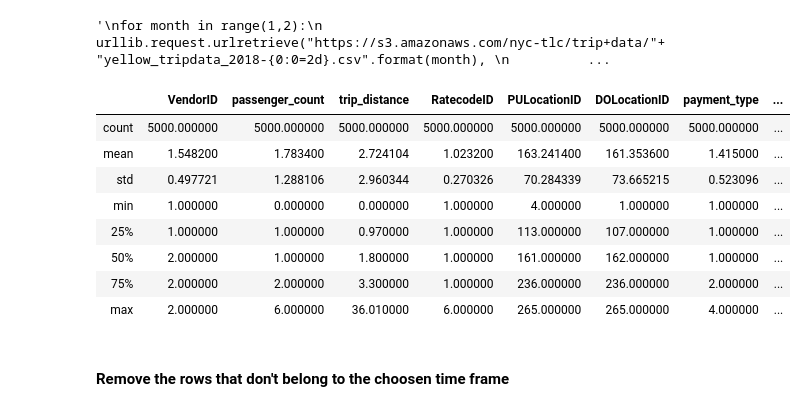
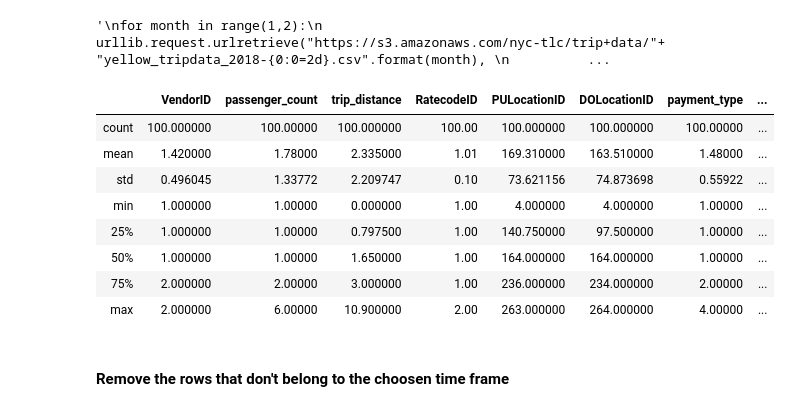
Before and after one commit to A5-015/nyc-taxi-data, a Jupyter notebook: nyc-taxi-data-analysis.ipynb, the cells around one changed output. Saved outputs shown, nothing was run; the diff lists cells and outputs as text; code cells hidden in the pictures.

```diff
--- a/nyc-taxi-data-analysis.ipynb
+++ b/nyc-taxi-data-analysis.ipynb
@@ -35,20 +49,20 @@ for month in range(1,2):
 # %% [output]
 '\nfor month in range(1,2):\n    urllib.request.urlretrieve("https://s3.amazonaws.com/nyc-tlc/trip+data/"+                                "yellow_tripdata_2018-{0:0=2d}.csv".format(month), \n          ...
 # %%
-n = 5000
+n = 100
 nyc_df = pd.read_csv("datasets/nyc.2018-01.csv", parse_dates=['tpep_pickup_datetime', 'tpep_dropoff_datetime'], nrows = n)
 nyc_df = nyc_df.set_index('tpep_pickup_datetime')
 nyc_df.describe()
 # %% [output]
 |  | VendorID | passenger_count | trip_distance | RatecodeID | PULocationID | DOLocationID | payment_type | ... |
-| count | 5000.000000 | 5000.000000 | 5000.000000 | 5000.000000 | 5000.000000 | 5000.000000 | 5000.000000 | ... |
-| mean | 1.548200 | 1.783400 | 2.724104 | 1.023200 | 163.241400 | 161.353600 | 1.415000 | ... |
-| std | 0.497721 | 1.288106 | 2.960344 | 0.270326 | 70.284339 | 73.665215 | 0.523096 | ... |
-| min | 1.000000 | 0.000000 | 0.000000 | 1.000000 | 4.000000 | 1.000000 | 1.000000 | ... |
-| 25% | 1.000000 | 1.000000 | 0.970000 | 1.000000 | 113.000000 | 107.000000 | 1.000000 | ... |
-| 50% | 2.000000 | 1.000000 | 1.800000 | 1.000000 | 161.000000 | 162.000000 | 1.000000 | ... |
-| 75% | 2.000000 | 2.000000 | 3.300000 | 1.000000 | 236.000000 | 236.000000 | 2.000000 | ... |
-| max | 2.000000 | 6.000000 | 36.010000 | 6.000000 | 265.000000 | 265.000000 | 4.000000 | ... |
+| count | 100.000000 | 100.00000 | 100.000000 | 100.00 | 100.000000 | 100.000000 | 100.00000 | ... |
+| mean | 1.420000 | 1.78000 | 2.335000 | 1.01 | 169.310000 | 163.510000 | 1.48000 | ... |
+| std | 0.496045 | 1.33772 | 2.209747 | 0.10 | 73.621156 | 74.873698 | 0.55922 | ... |
+| min | 1.000000 | 1.00000 | 0.000000 | 1.00 | 4.000000 | 4.000000 | 1.00000 | ... |
+| 25% | 1.000000 | 1.00000 | 0.797500 | 1.00 | 140.750000 | 97.500000 | 1.00000 | ... |
+| 50% | 1.000000 | 1.00000 | 1.650000 | 1.00 | 164.000000 | 164.000000 | 1.00000 | ... |
+| 75% | 2.000000 | 2.00000 | 3.000000 | 1.00 | 236.000000 | 234.000000 | 2.00000 | ... |
+| max | 2.000000 | 6.00000 | 10.900000 | 2.00 | 263.000000 | 264.000000 | 4.00000 | ... |
 # %% [markdown]
 #### Remove the rows that don't belong to the choosen time frame
 # %%
```
Also changed, not shown: parts of 31 cells of this notebook, 1 other file.
